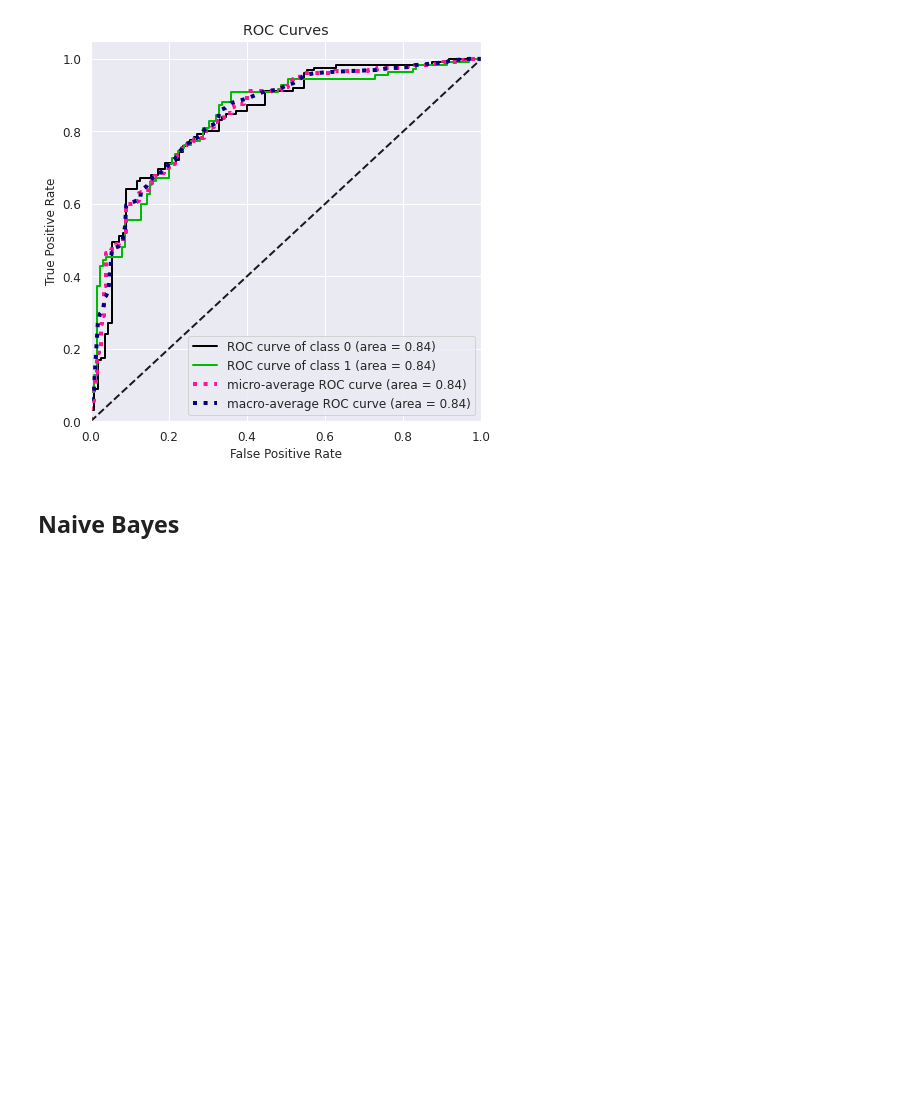
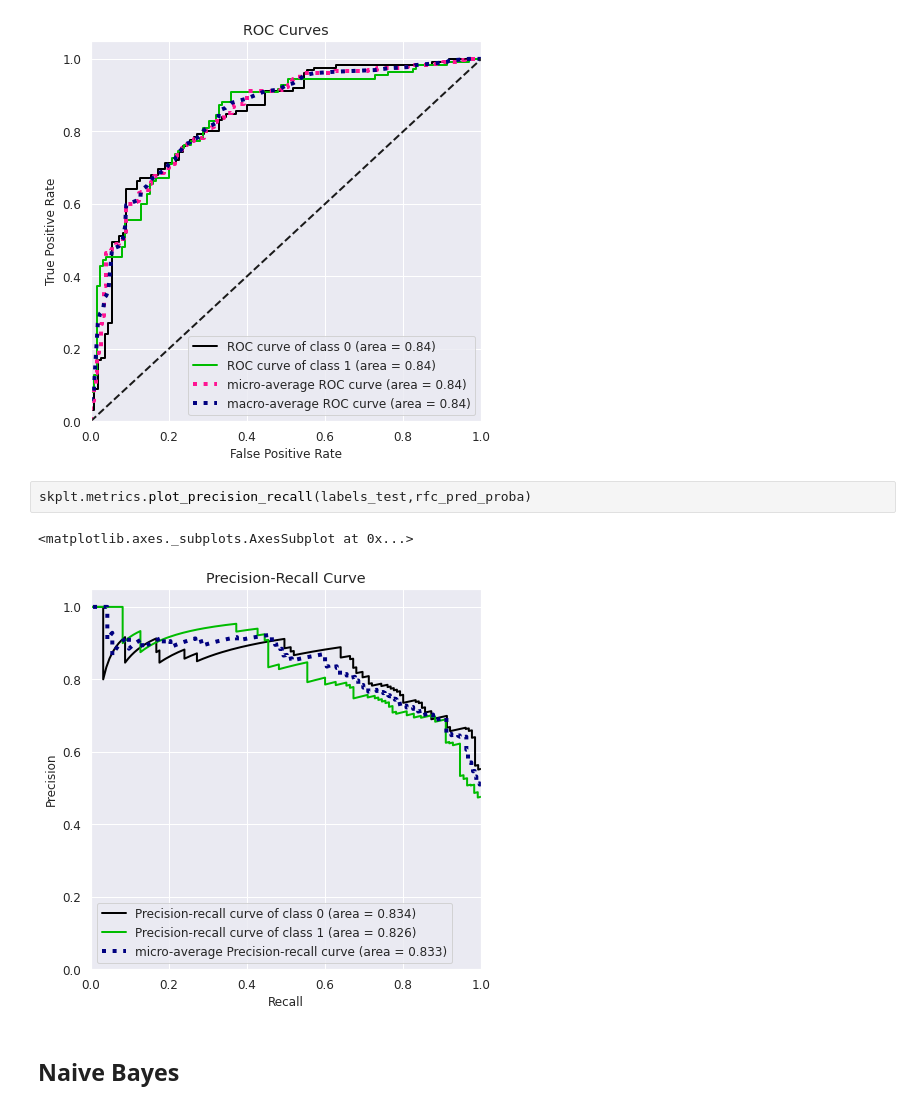
Before and after one commit to jmontano1987/pdg, a Jupyter notebook: Proyecto_de_Grado.ipynb, the cells around one changed output. Cells and saved outputs as stored; diff of their text form; blank space fills up the shorter version.

```diff
--- a/Proyecto_de_Grado.ipynb
+++ b/Proyecto_de_Grado.ipynb
@@ -778,6 +782,11 @@ skplt.metrics.plot_roc_curve(labels_test,rfc_pred_proba)
 plt.show()
 # %% [output]
 [figure]
+# %%
+skplt.metrics.plot_precision_recall(labels_test,rfc_pred_proba)
+# %% [output]
+<matplotlib.axes._subplots.AxesSubplot at 0x...>
+[figure, added]
 # %% [markdown]
 ## Naive Bayes
 # %%
```
Also changed, not shown: parts of 8 cells of this notebook.
